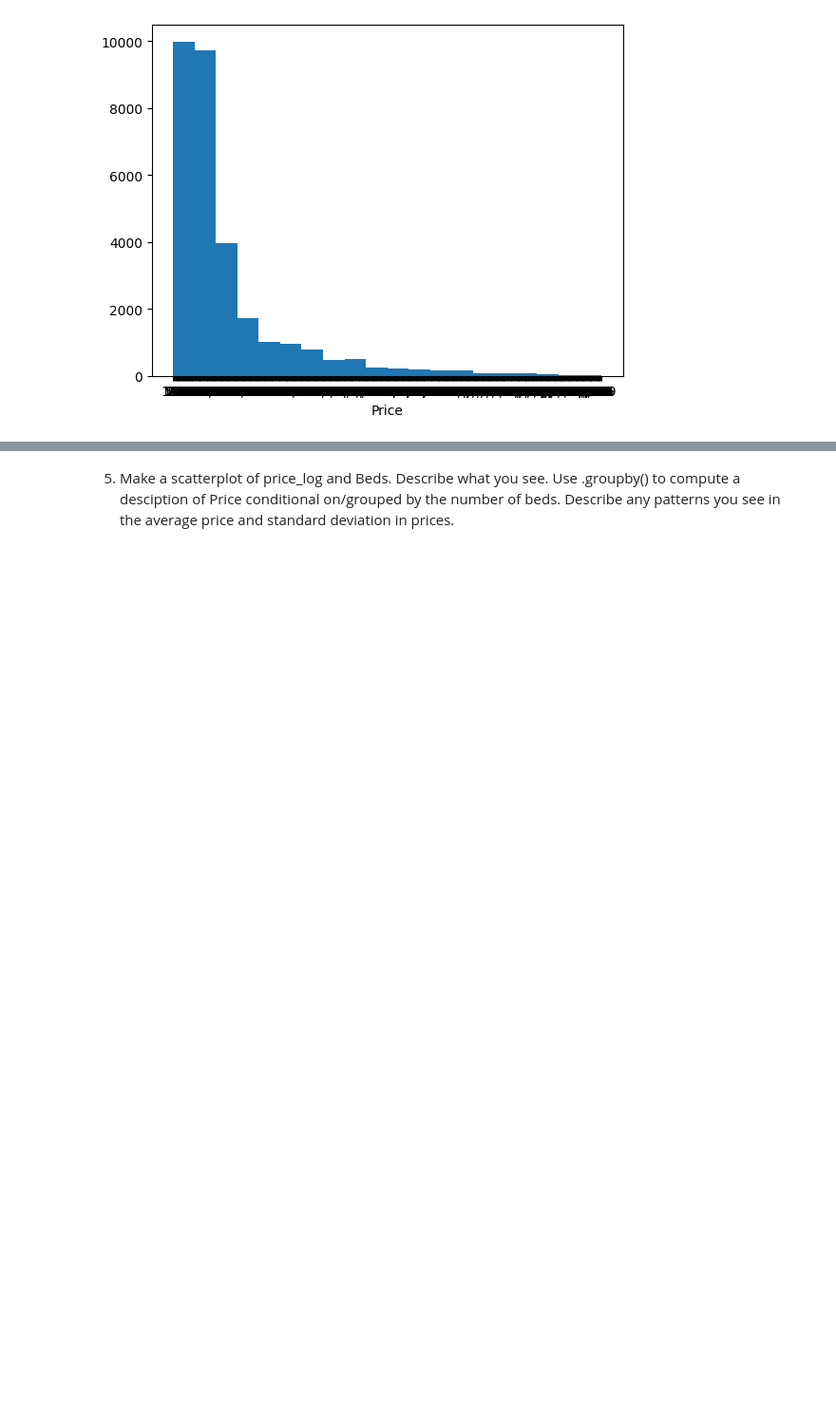
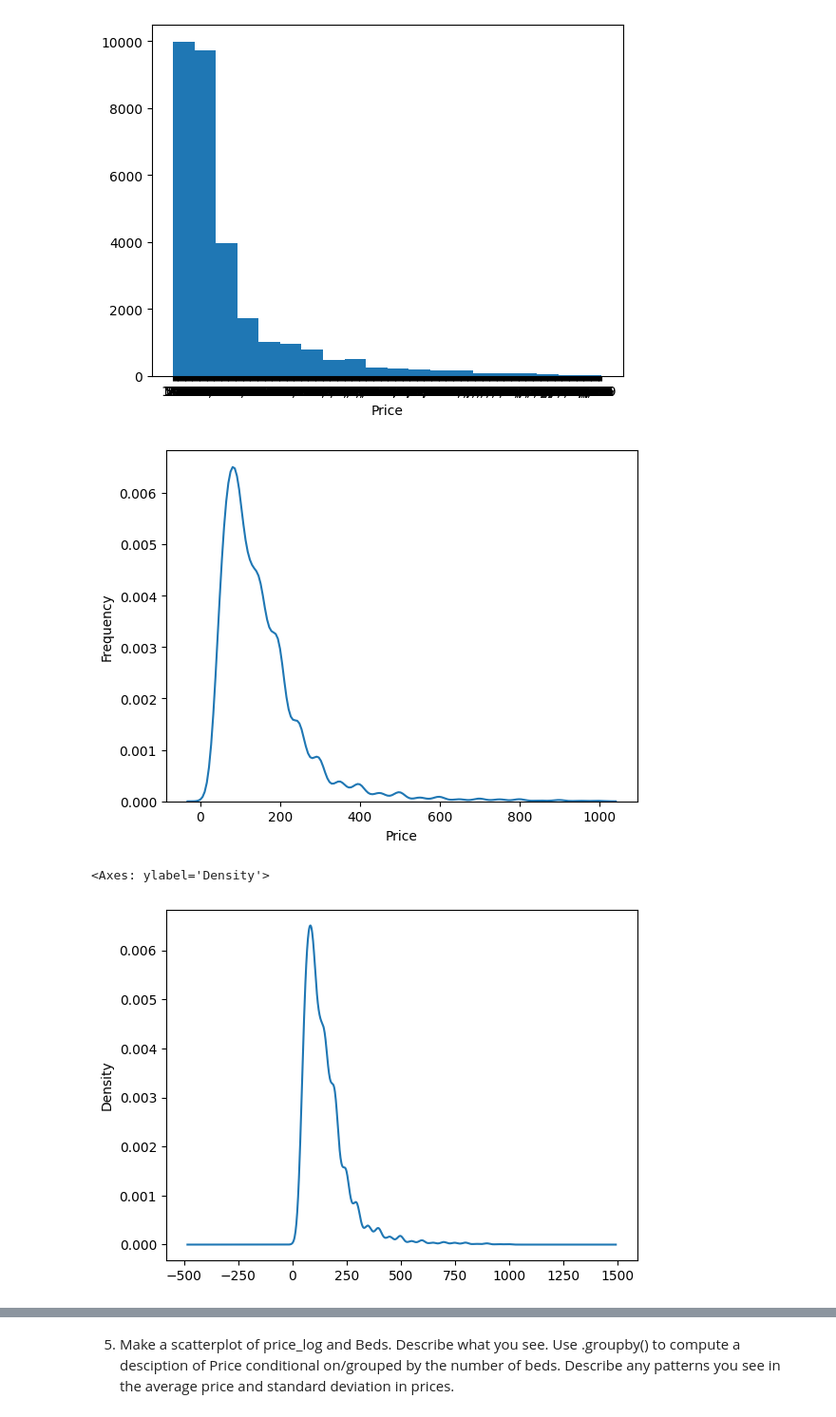
Before and after one commit to simoneminorr/eda_assignment, a Jupyter notebook: assignment.ipynb, the cells around one changed output, grey strips where cells are left out. Shown at 95% size. Cells and saved outputs as stored; diff of their text form; code cells hidden in the pictures; blank space fills up the shorter version.

Commit message:
Working on plots

```diff
--- a/assignment.ipynb
+++ b/assignment.ipynb
@@ -138,3 +138,21 @@ plt.show()
 # %% [output]
 NameError: name 'x' is not defined
 [figure]
+# %%
+#kernel density
+sns.kdeplot(airbnb['Price'])
+plt.xlabel('Price')
+plt.ylabel('Frequency')
+plt.show()
+
+#OR
+
+var='Price'
+airbnb[var].plot.density()
+
+#The upside will be that it's easy to visualize many series at once, grouped by a categorical variable, and the choice of "bins" isn't as arbitrary (there are a lot of good ways to pick the bandwidth)
+#The downside is that if the data have big spikes, the kernel density plot struggles to represent that faithfully, because it is trying to smooth everything out.
+# %% [output]
+[figure, added]
+<Axes: ylabel='Density'>
+[figure, added]
```
Also changed, not shown: parts of 14 cells of this notebook.
